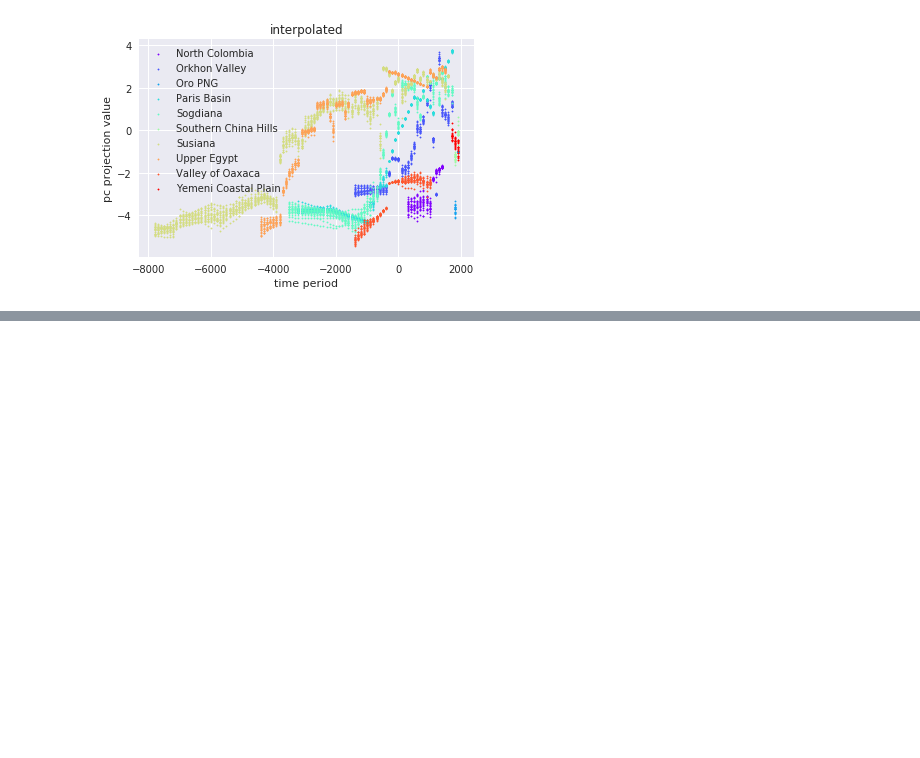
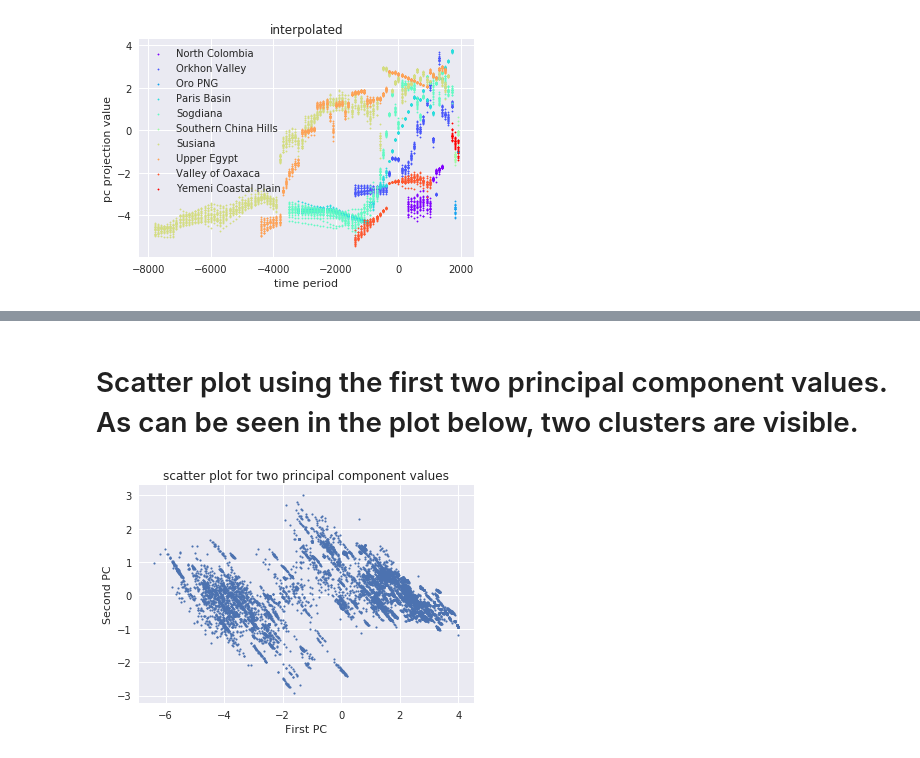
Before and after one commit to jaewshin/turchin, a Jupyter notebook: jupyter/histogram.ipynb, the cells around one changed output, grey strips where cells are left out. Saved outputs shown, nothing was run; the diff lists cells and outputs as text; code cells hidden in the pictures; blank space fills up the shorter version.

```diff
--- a/jupyter/histogram.ipynb
+++ b/jupyter/histogram.ipynb
@@ -405,0 +501,16 @@ print([i for i in range(6, 36, 6)])
+# %% [markdown]
+# Scatter plot using the first two principal component values. As can be seen in the plot below, two clusters are visible.
+# %%
+# 2-d scatter plot with two main principal components as axes using all 20 imputed sets
+
+fig = plt.figure()
+X, Y = data[:, 0], data[:, 1]
+
+plt.scatter(X, Y, s=3)
+plt.title('scatter plot for two principal component values using all 20 imputed sets')
+plt.xlabel('First PC')
+plt.ylabel('Second PC')
+plt.show()
+plt.close()
+# %% [output]
+[figure, added]
```
Also changed, not shown: parts of 28 cells of this notebook, 3 other files.
